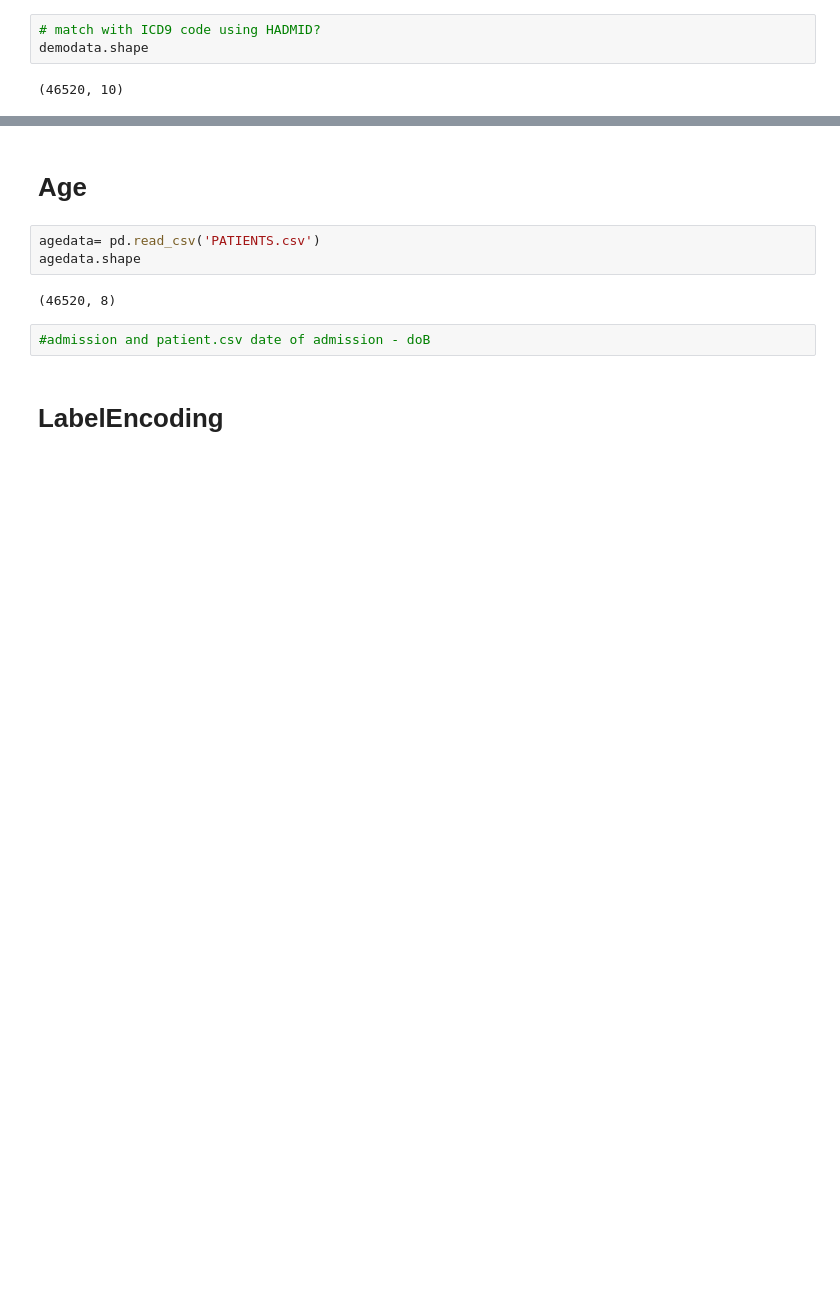
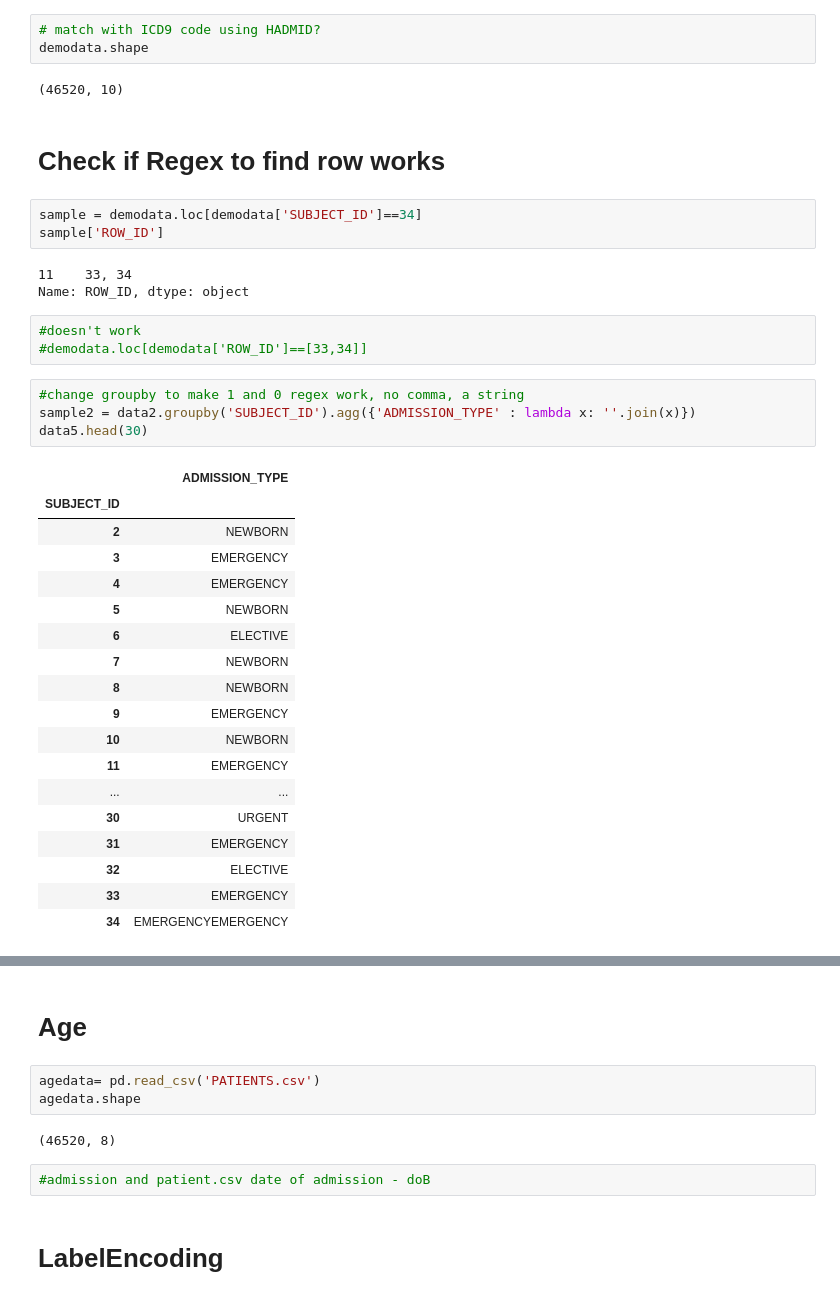
Before and after one commit to kathy908000/Health-Care-Research, a Jupyter notebook: MIMICIII-Matrix.ipynb, the cells around one changed output, grey strips where cells are left out. Drawn from its saved outputs; the diff is of its cells as text; blank space fills up the shorter version.

```diff
--- a/MIMICIII-Matrix.ipynb
+++ b/MIMICIII-Matrix.ipynb
@@ -376,3 +376,37 @@ demodata.tail(50)
 demodata.shape
 # %% [output]
 (46520, 10)
+# %% [markdown]
+# Check if Regex to find row works
+# %%
+sample = demodata.loc[demodata['SUBJECT_ID']==34]
+sample['ROW_ID']
+# %% [output]
+11    33, 34
+Name: ROW_ID, dtype: object
+# %%
+#doesn't work
+#demodata.loc[demodata['ROW_ID']==[33,34]]
+# %%
+#change groupby to make 1 and 0 regex work, no comma, a string
+sample2 = data2.groupby('SUBJECT_ID').agg({'ADMISSION_TYPE' : lambda x: ''.join(x)})
+data5.head(30)
+# %% [output]
+|  | ADMISSION_TYPE |
+| SUBJECT_ID |  |
+| 2 | NEWBORN |
+| 3 | EMERGENCY |
+| 4 | EMERGENCY |
+| 5 | NEWBORN |
+| 6 | ELECTIVE |
+| 7 | NEWBORN |
+| 8 | NEWBORN |
+| 9 | EMERGENCY |
+| 10 | NEWBORN |
+| 11 | EMERGENCY |
+| ... | ... |
+| 30 | URGENT |
+| 31 | EMERGENCY |
+| 32 | ELECTIVE |
+| 33 | EMERGENCY |
+| 34 | EMERGENCYEMERGENCY |
```
Also changed, not shown: parts of 3 cells of this notebook.
